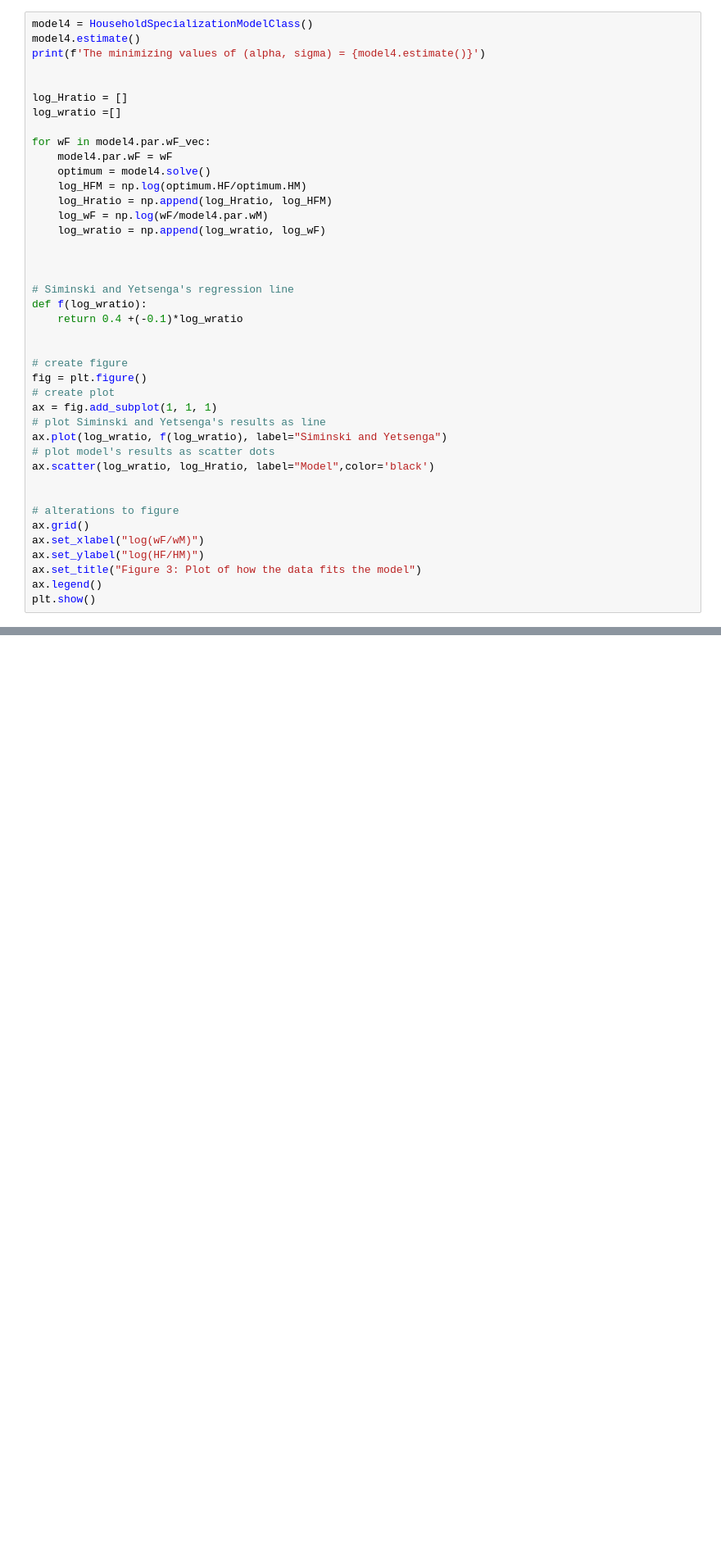
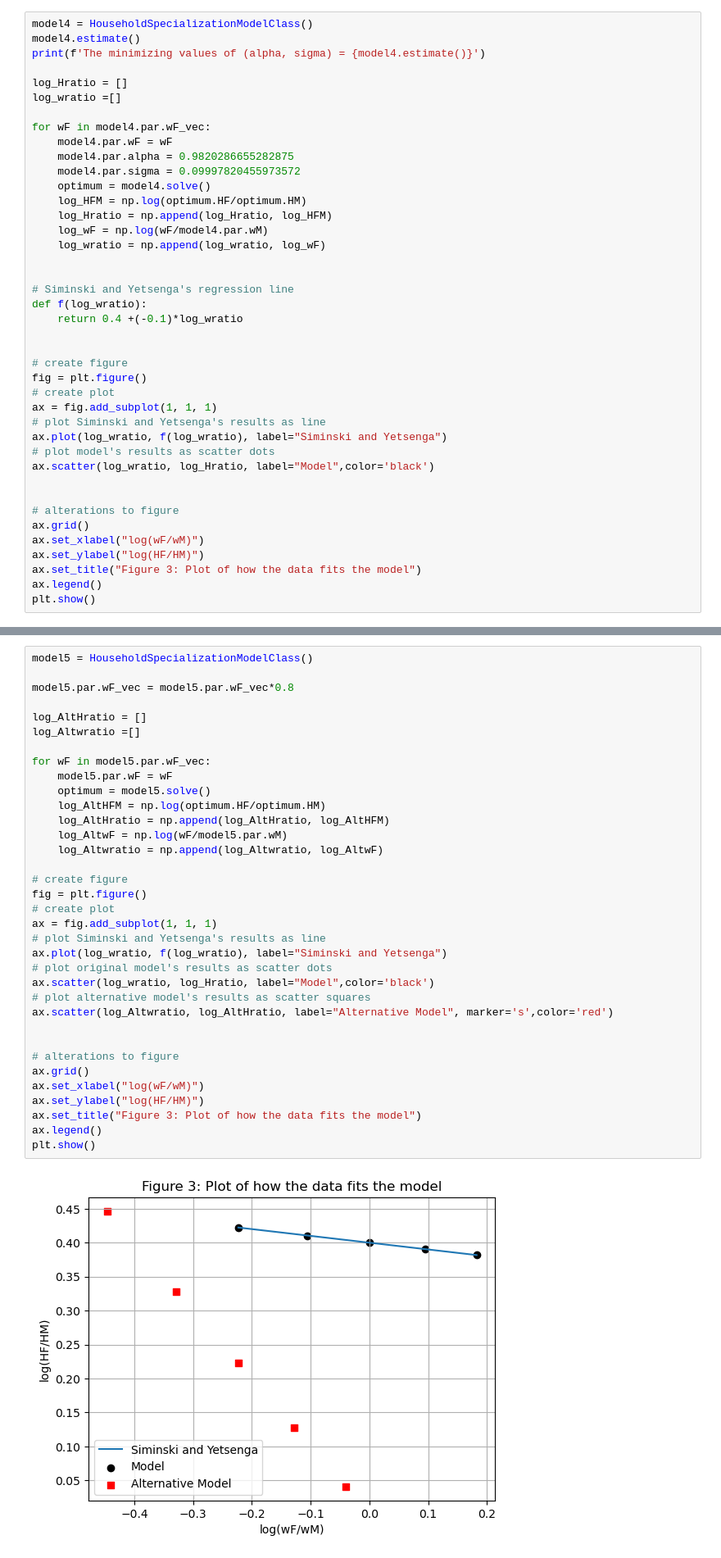
Before and after one commit to NumEconCopenhagen/projects-2023-helene-and-cecilie-class-3, a Jupyter notebook: inauguralproject/inauguralproject.ipynb, the cells around one changed output, grey strips where cells are left out. Shown at 82% size. Cells and saved outputs as stored; diff of their text form; blank space fills up the shorter version.

```diff
--- a/inauguralproject/inauguralproject.ipynb
+++ b/inauguralproject/inauguralproject.ipynb
@@ -174,19 +174,19 @@ Using the function estimate(), we estimate the values of alpha and sigma which m
 model4 = HouseholdSpecializationModelClass()
 model4.estimate()
 print(f'The minimizing values of (alpha, sigma) = {model4.estimate()}')
-
 
 log_Hratio = []
 log_wratio =[]
 
 for wF in model4.par.wF_vec:
     model4.par.wF = wF
+    model4.par.alpha = 0.9820286655282875
+    model4.par.sigma = 0.09997820455973572
     optimum = model4.solve()
     log_HFM = np.log(optimum.HF/optimum.HM)
     log_Hratio = np.append(log_Hratio, log_HFM)
     log_wF = np.log(wF/model4.par.wM)
     log_wratio = np.append(log_wratio, log_wF)
-
 
 
 # Siminski and Yetsenga's regression line
@@ -228,0 +227,37 @@ model5 = HouseholdSpecializationModelClass()
+# %%
+model5 = HouseholdSpecializationModelClass()
+
+model5.par.wF_vec = model5.par.wF_vec*0.8
+
+log_AltHratio = []
+log_Altwratio =[]
+
+for wF in model5.par.wF_vec:
+    model5.par.wF = wF
+    optimum = model5.solve()
+    log_AltHFM = np.log(optimum.HF/optimum.HM)
+    log_AltHratio = np.append(log_AltHratio, log_AltHFM)
+    log_AltwF = np.log(wF/model5.par.wM)
+    log_Altwratio = np.append(log_Altwratio, log_AltwF)
+
+# create figure
+fig = plt.figure()
+# create plot
+ax = fig.add_subplot(1, 1, 1)
+# plot Siminski and Yetsenga's results as line
+ax.plot(log_wratio, f(log_wratio), label="Siminski and Yetsenga")
+# plot original model's results as scatter dots
+ax.scatter(log_wratio, log_Hratio, label="Model",color='black')
+# plot alternative model's results as scatter squares
+ax.scatter(log_Altwratio, log_AltHratio, label="Alternative Model", marker='s',color='red')
+
+
+# alterations to figure
+ax.grid()
+ax.set_xlabel("log(wF/wM)")
+ax.set_ylabel("log(HF/HM)")
+ax.set_title("Figure 3: Plot of how the data fits the model")
+ax.legend()
+plt.show()
+# %% [output]
+[figure, added]
```
Also changed, not shown: parts of 1 cell of this notebook, 1 other file.
